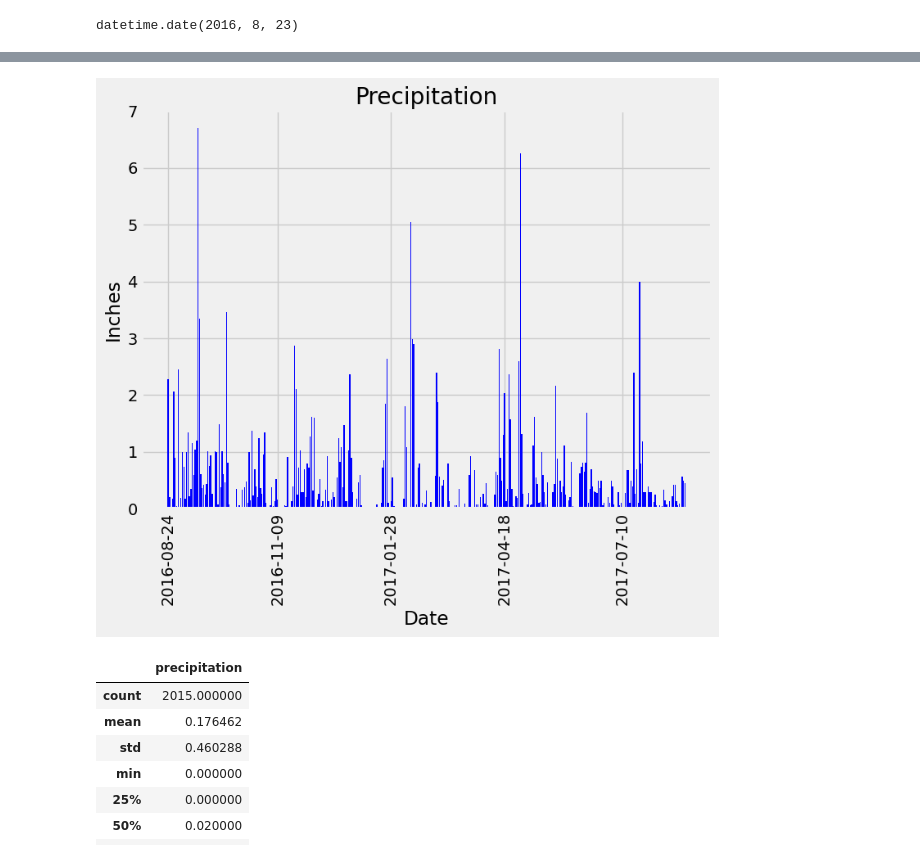
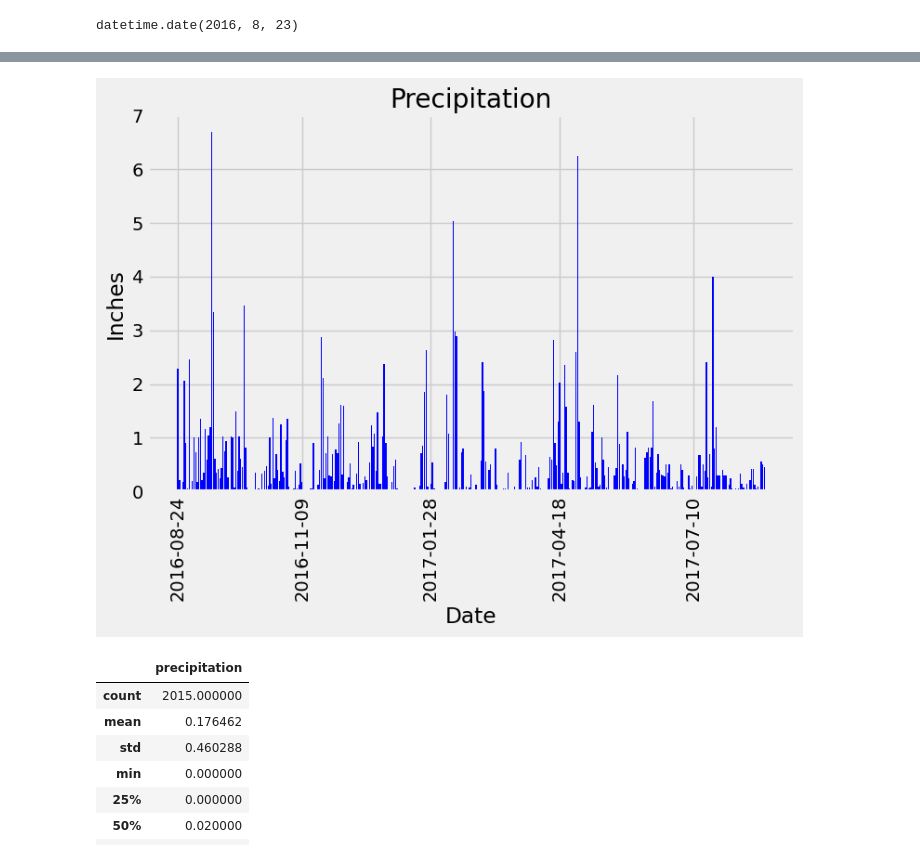
Before and after one commit to RondaJoy/SQLAlchemy-Challenge, a Jupyter notebook: HI_Climate/climate_starter_rjh.ipynb, the cells around one changed output, grey strips where cells are left out. Drawn from its saved outputs; the diff is of its cells as text; code cells hidden in the pictures.

```diff
--- a/HI_Climate/climate_starter_rjh.ipynb
+++ b/HI_Climate/climate_starter_rjh.ipynb
@@ -122,27 +111,27 @@ qdata_df.head(50)
 # %%
 # Use Pandas Plotting with Matplotlib to plot the data
 # Extract the date and prcp columns
 dates = qdata_df['date']
 prcp = qdata_df['prcp']
 
 # Set the size of the figure
-plt.figure(figsize=(8, 6))
+plt.figure(figsize=(8, 5))
 
 # Plot the bar graph
-plt.bar(dates, prcp, color="b", linewidth=12)
+plt.bar(dates, prcp, color='b', linewidth=3, align="center")
 
 # Set the labels and title
 plt.xlabel('Date')
 plt.ylabel('Inches')
 plt.title('Precipitation')
 
 # Specify the axis values and labels
 x_ticks = ['2016-08-24', '2016-11-09', '2017-01-28', '2017-04-18', '2017-07-10']
 plt.xticks(x_ticks, rotation="vertical")
 plt.ylim(0, 7)
 
 # Display the plot.
 plt.show()
 # %% [output]
-[figure, old version]
+[figure, new version]
 # %%
```
Also changed, not shown: parts of 9 cells of this notebook.
